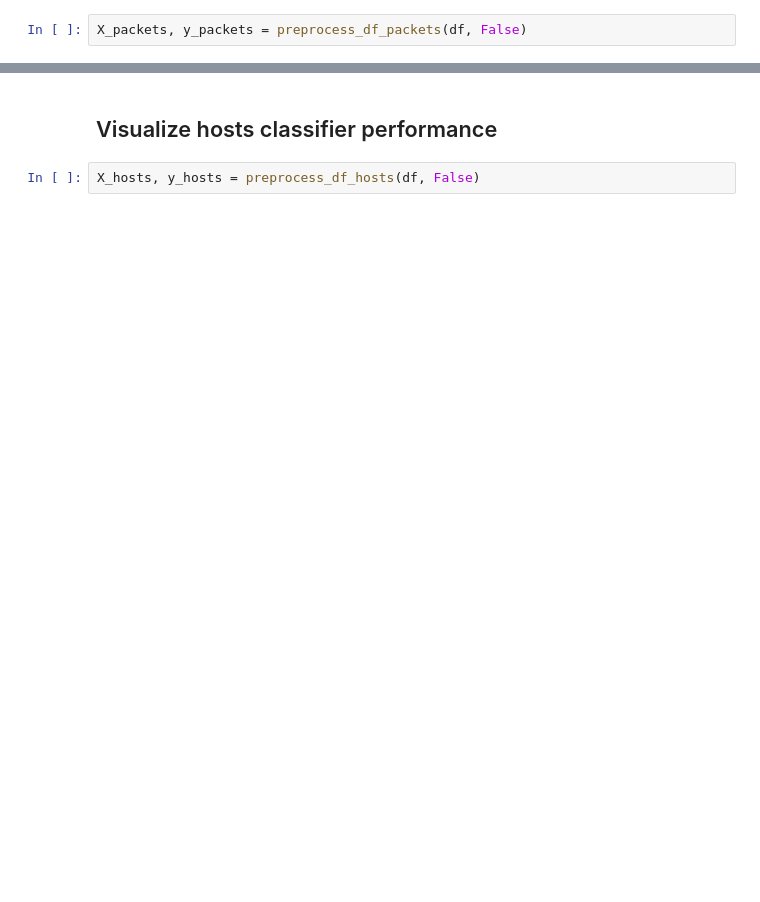
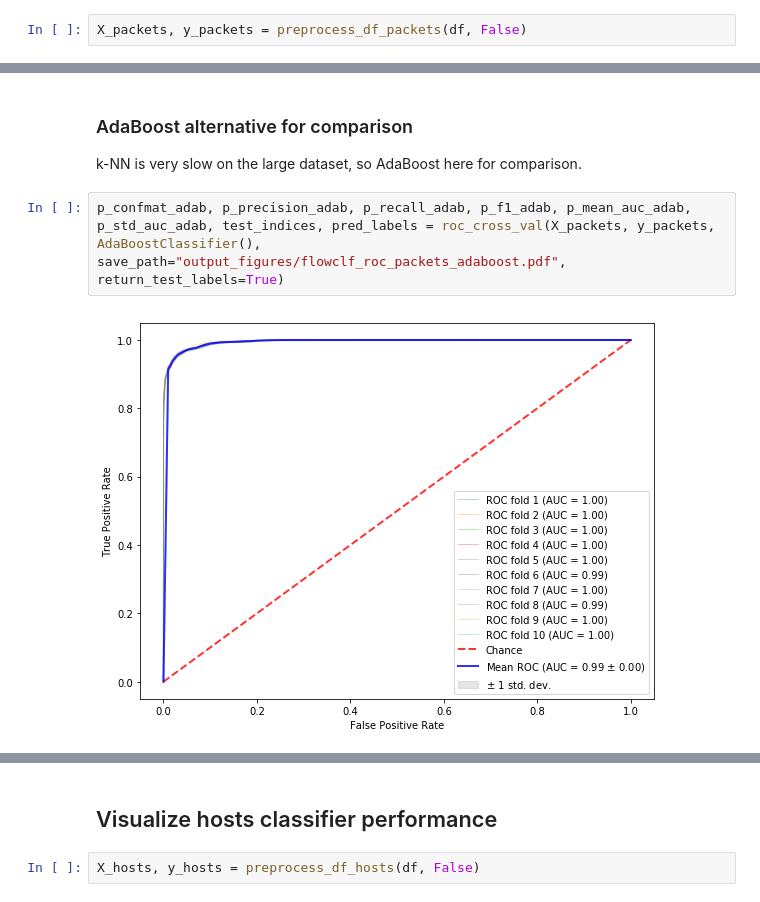
Before and after one commit to Lingygao/cyberdata, a Jupyter notebook: Lab 3/5. Flow Classification/5.3. Flow Classification Visualization.ipynb, the cells around one changed output, grey strips where cells are left out. Saved outputs shown, nothing was run; the diff lists cells and outputs as text; blank space fills up the shorter version.

```diff
--- a/Lab 3/5. Flow Classification/5.3. Flow Classification Visualization.ipynb
+++ b/Lab 3/5. Flow Classification/5.3. Flow Classification Visualization.ipynb
@@ -64,0 +62,7 @@ p_confmat[["Botnet", "Legitimate", "Total"]]
+# %% [markdown]
+### AdaBoost alternative for comparison
+k-NN is very slow on the large dataset, so AdaBoost here for comparison.
+# %%
+p_confmat_adab, p_precision_adab, p_recall_adab, p_f1_adab, p_mean_auc_adab, p_std_auc_adab, test_indices, pred_labels = roc_cross_val(X_packets, y_packets, AdaBoostClassifier(), save_path="output_figures/flowclf_roc_packets_adaboost.pdf", return_test_labels=True)
+# %% [output]
+[figure, added]
```
Also changed, not shown: parts of 16 cells of this notebook, 15 other files.
